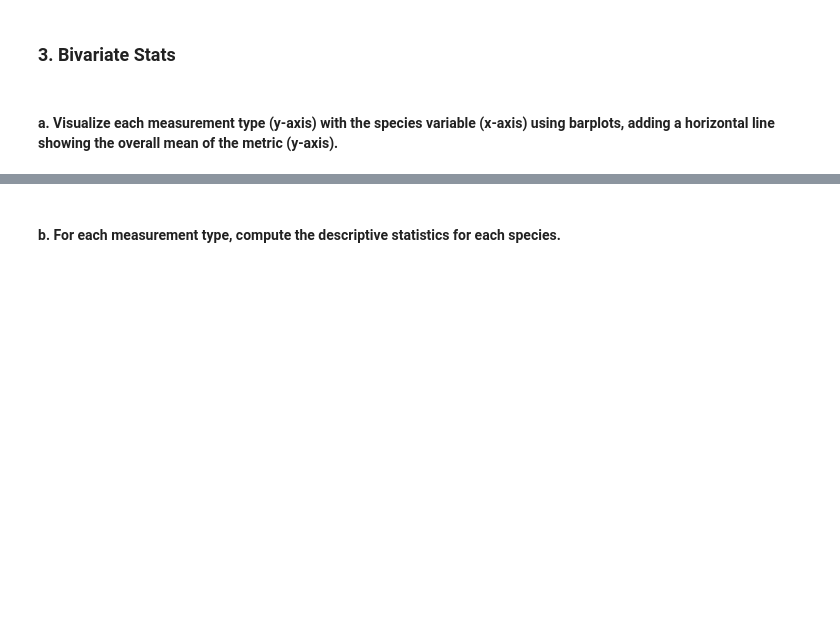
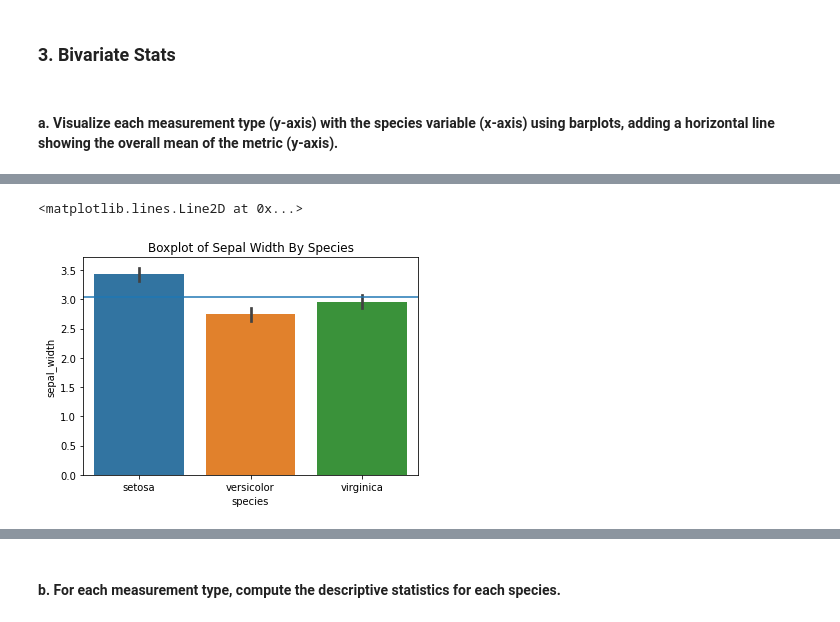
Before and after one commit to greg-maggard/classification_exercises, a Jupyter notebook: classification_exercises.ipynb, the cells around one changed output, grey strips where cells are left out. Cells and saved outputs as stored; diff of their text form; code cells hidden in the pictures; blank space fills up the shorter version.

```diff
--- a/classification_exercises.ipynb
+++ b/classification_exercises.ipynb
@@ -685,0 +710,8 @@ plt.show()
+# %%
+plt.title('Boxplot of Sepal Width By Species')
+sns.barplot(data = train, x = 'species', y = 'sepal_width')
+mean_sepal_width = train.sepal_width.mean()
+plt.axhline(mean_sepal_width, label="mean_sepal_width")
+# %% [output]
+<matplotlib.lines.Line2D at 0x...>
+[figure, added]
```
Also changed, not shown: parts of 44 cells of this notebook.
